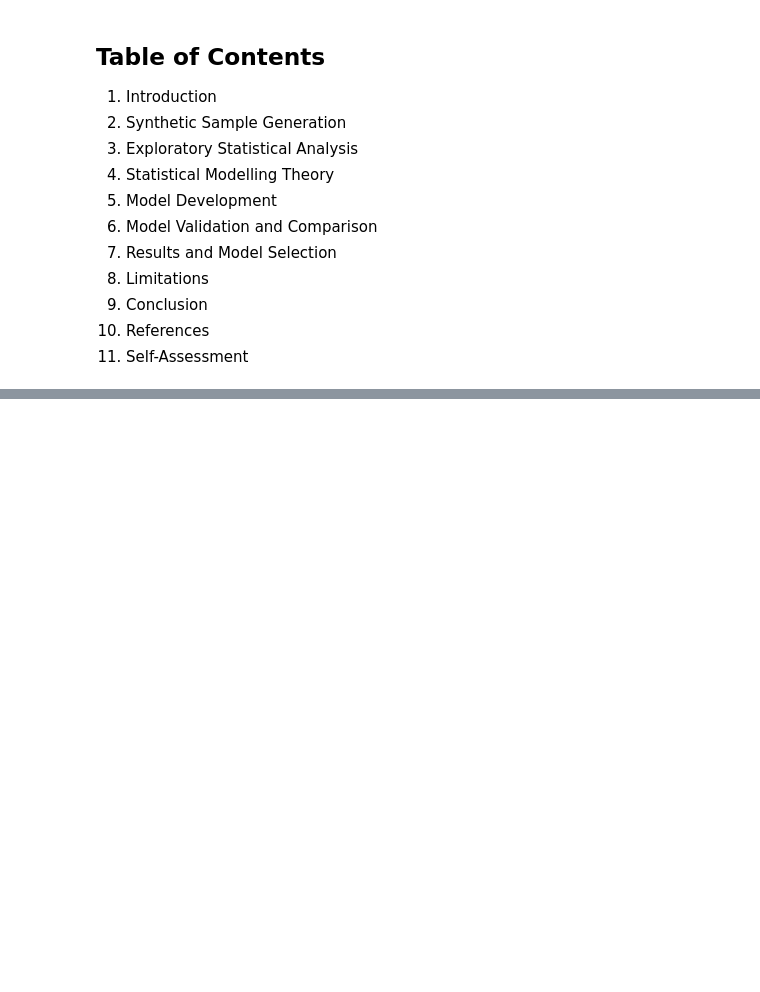
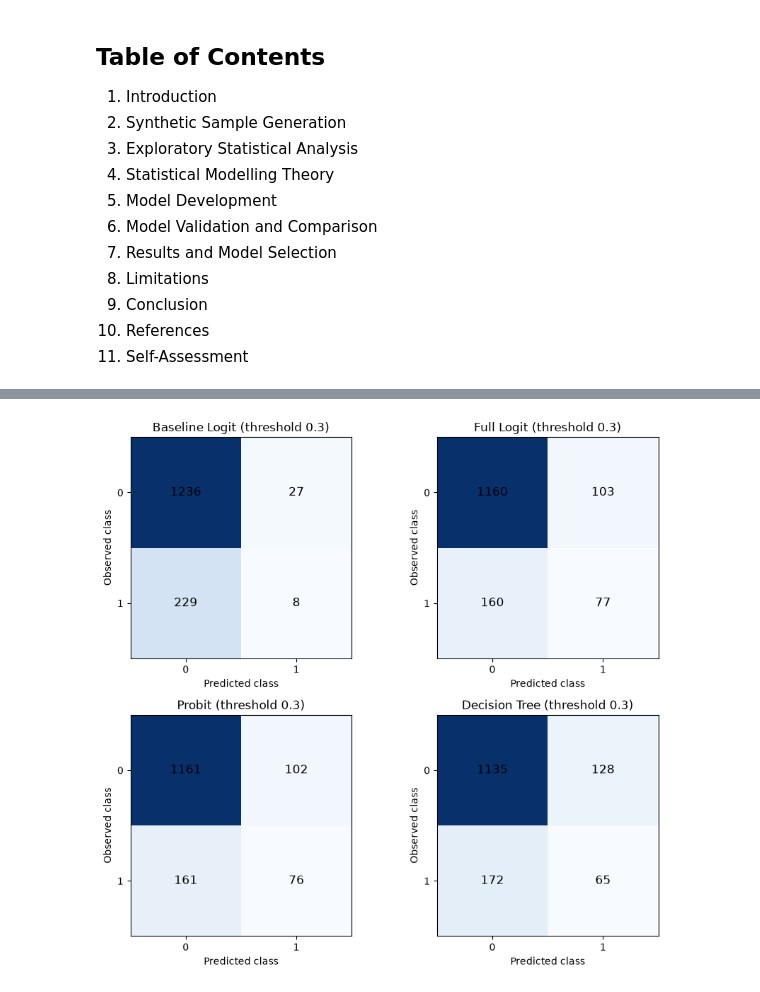
Before and after one commit to StoykovaKari/credit-default-model-validation, a Jupyter notebook: credit_default_model_comparison.ipynb, the cells around one changed output, grey strips where cells are left out. Cells and saved outputs as stored; diff of their text form; code cells hidden in the pictures; blank space fills up the shorter version.

```diff
--- a/credit_default_model_comparison.ipynb
+++ b/credit_default_model_comparison.ipynb
@@ -880,0 +812,26 @@ The project is strongest in comparative statistical modelling, mathematical expl
+# %%
+def calibration_table(probabilities, observed, groups: int = 10) -> pd.DataFrame:
+    # Compare average predicted and observed default rates in risk groups.
+    frame = pd.DataFrame({'predicted': probabilities, 'observed': np.asarray(observed)})
+    frame['group'] = pd.qcut(frame['predicted'], q=groups, duplicates='drop')
+    return frame.groupby('group', observed=False).agg(
+        borrowers=('observed', 'size'),
+        average_predicted=('predicted', 'mean'),
+        observed_rate=('observed', 'mean'),
+    ).reset_index(drop=True)
+
+
+calibration_tables = {name: calibration_table(p['test'], y_test) for name, p in models.items()}
+
+fig, axes = plt.subplots(2, 2, figsize=(11, 9))
+for ax, (name, table) in zip(axes.flatten(), calibration_tables.items()):
+    upper = table['average_predicted'].max() * 1.1
+    ax.plot(table['average_predicted'], table['observed_rate'], 'o-', label=name)
+    ax.plot([0, upper], [0, upper], 'k--')
+    ax.set_title(name)
+    ax.set_xlabel('Average predicted probability')
+    ax.set_ylabel('Observed default rate')
+    ax.grid(alpha=0.3)
+
+plt.tight_layout()
+plt.show()
@@ -880,0 +840,18 @@ The project is strongest in comparative statistical modelling, mathematical expl
+# %%
+fig, axes = plt.subplots(2, 2, figsize=(9, 8))
+for ax, (name, p) in zip(axes.flatten(), models.items()):
+    cm = confusion_matrix(y_test, (p['test'] >= THRESHOLD).astype(int))
+    ax.imshow(cm, cmap='Blues')
+    for i in range(2):
+        for j in range(2):
+            ax.text(j, i, cm[i, j], ha='center', va='center', fontsize=12)
+    ax.set_title(f'{name} (threshold {THRESHOLD})')
+    ax.set_xticks([0, 1])
+    ax.set_yticks([0, 1])
+    ax.set_xlabel('Predicted class')
+    ax.set_ylabel('Observed class')
+
+plt.tight_layout()
+plt.show()
+# %% [output]
+[figure, added]
```
Also changed, not shown: parts of 91 cells of this notebook.
